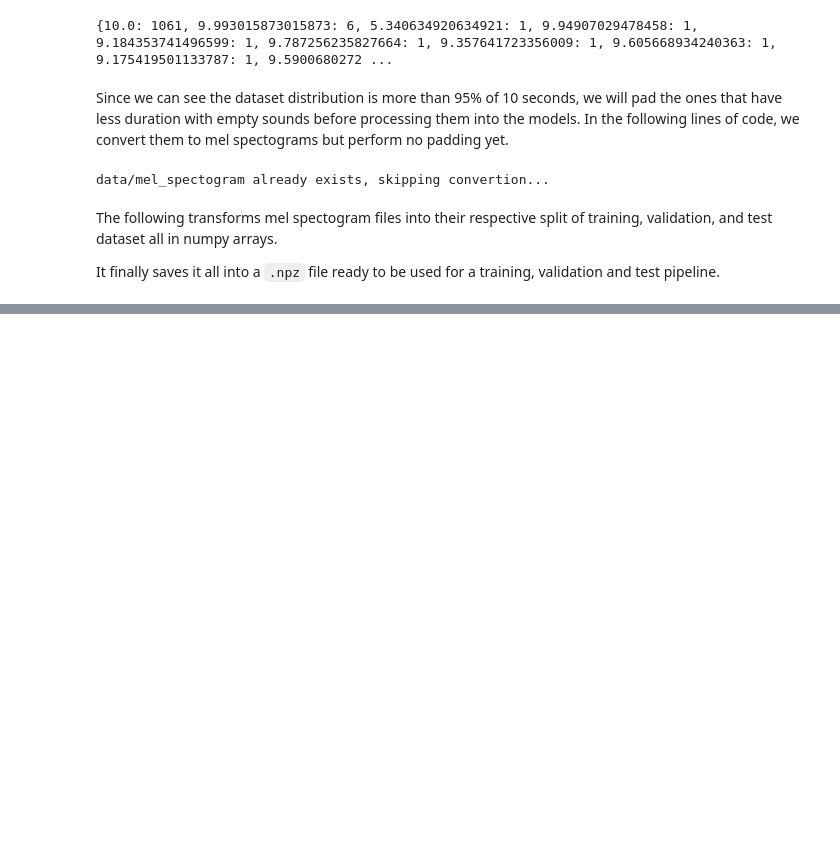
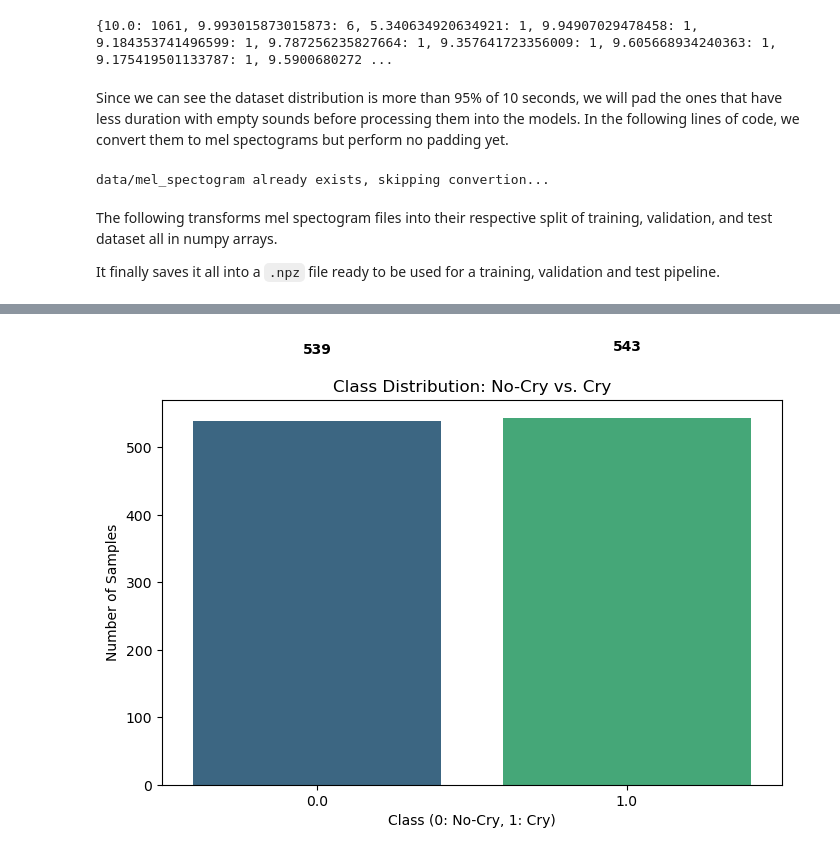
Before and after one commit to JayC-SF/COMP-432-Project, a Jupyter notebook: notebooks/preprocess_data.ipynb, the cells around one changed output, grey strips where cells are left out. Drawn from its saved outputs; the diff is of its cells as text; code cells hidden in the pictures; blank space fills up the shorter version.

```diff
--- a/notebooks/preprocess_data.ipynb
+++ b/notebooks/preprocess_data.ipynb
@@ -103,0 +113,4 @@ np.savez_compressed(v.MEL_SPECTOGRAM_NPZ_FILE_PATH, X_train=X_train, y_train=y_t
+# %%
+plot_class_inbalance(y_test)
+# %% [output]
+[figure, added]
```
Also changed, not shown: parts of 3 cells of this notebook, 5 other files.
